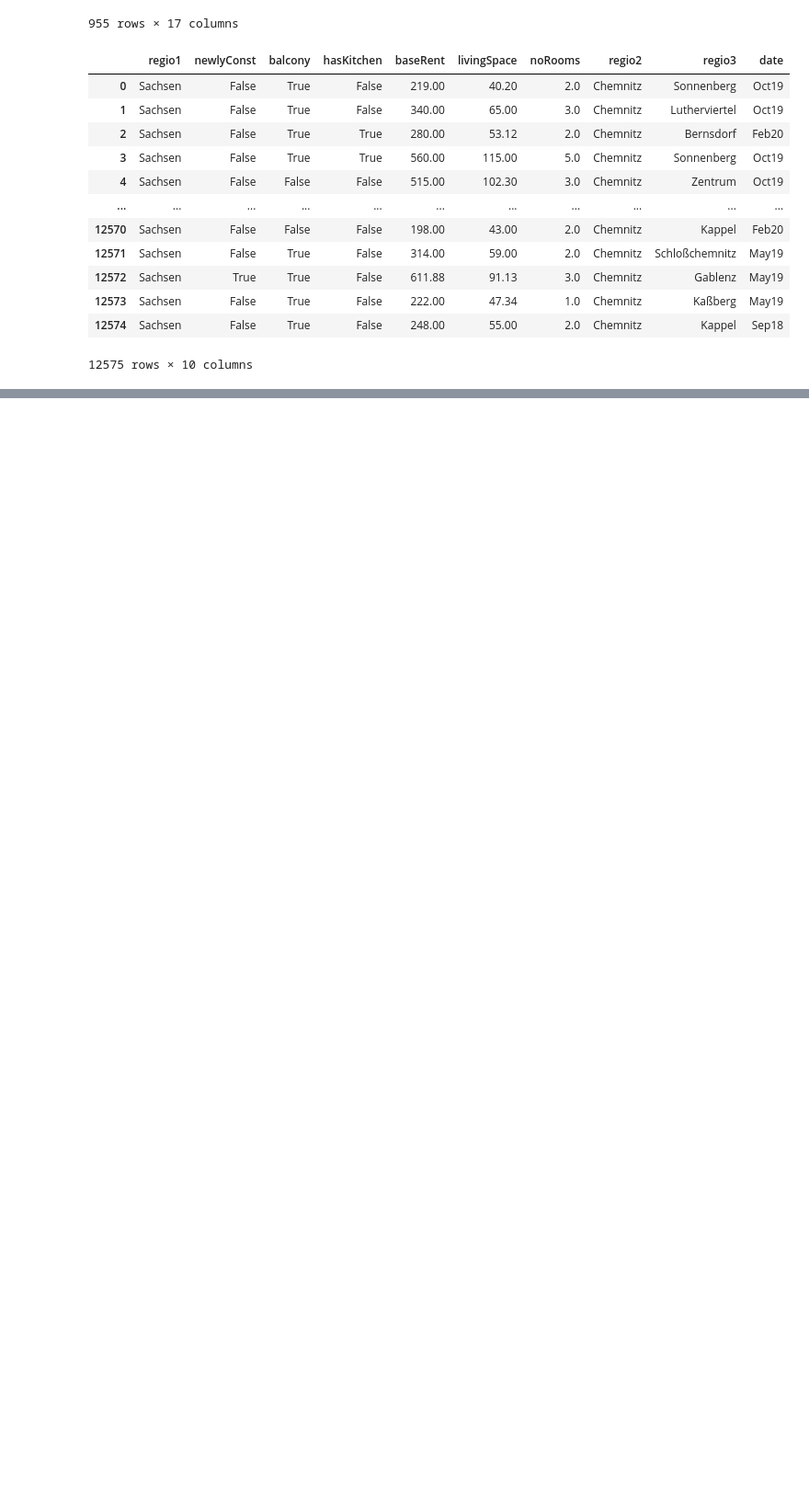
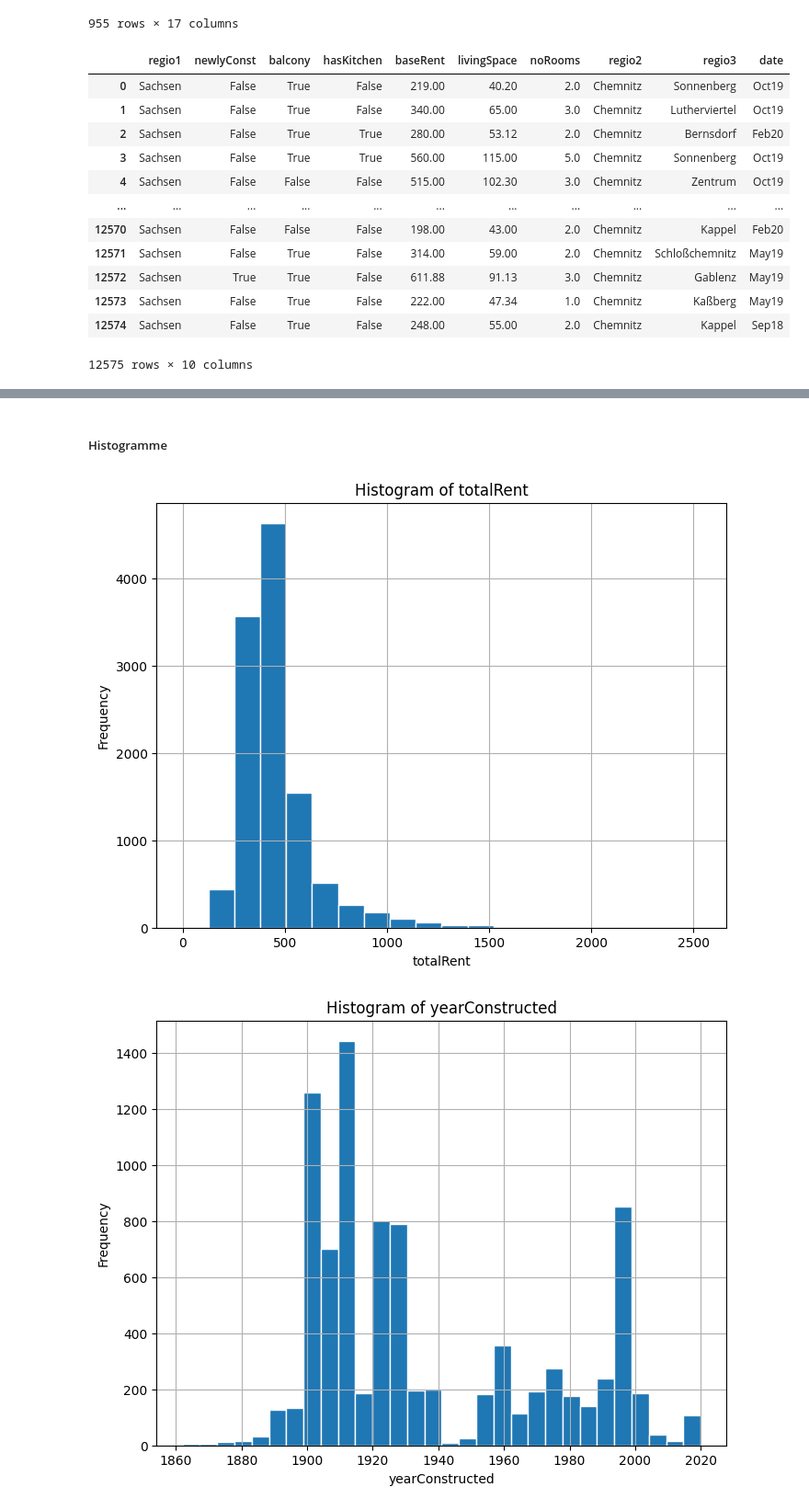
Before and after one commit to TobiasGleiter/data-science, a Jupyter notebook: main.ipynb, the cells around one changed output, grey strips where cells are left out. Shown at 92% size. Cells and saved outputs as stored; diff of their text form; code cells hidden in the pictures; blank space fills up the shorter version.

Commit message:
feat: graphical overview of the data

```diff
--- a/main.ipynb
+++ b/main.ipynb
@@ -298,0 +314,25 @@ Name: proportion, Length: 941, dtype: float64
+# %% [markdown]
+##### Histogramme
+# %%
+columnsWithNumbers = ['totalRent', 'yearConstructed', 'baseRent', 'livingSpace', 'noRooms', 'thermalChar', 'lastRefurbish']
+dynamicBinsForColumns = {
+    'totalRent': 20,
+    'yearConstructed': 30,
+    'baseRent': 15,
+    'livingSpace': 25,
+    'noRooms': 10,
+    'thermalChar': 20,
+    'lastRefurbish': 10
+}
+
+for _i, columnName in enumerate(columnsWithNumbers):
+    plt.figure(figsize=(8, 6))
+    plt.hist(chemnitz_in[columnName], bins=dynamicBinsForColumns[columnName], edgecolor='white')
+    plt.title(f'Histogram of {columnName}')
+    plt.xlabel(columnName)
+    plt.ylabel('Frequency')
+    plt.grid(True)
+    plt.show()
+# %% [output]
+[figure, added]
+[figure, added]
```
Also changed, not shown: parts of 13 cells of this notebook.
